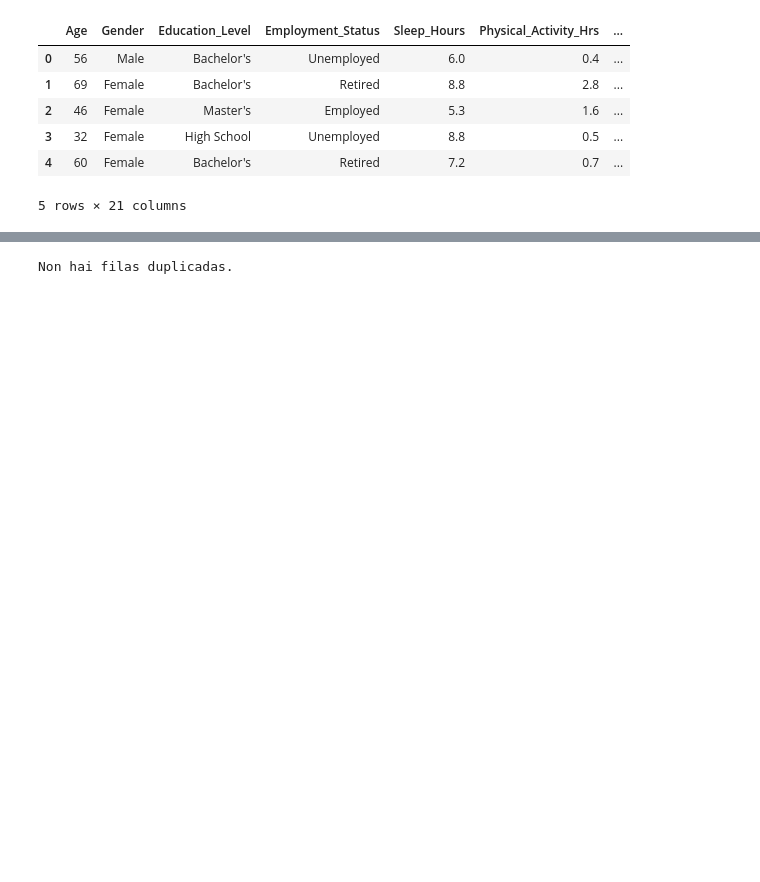
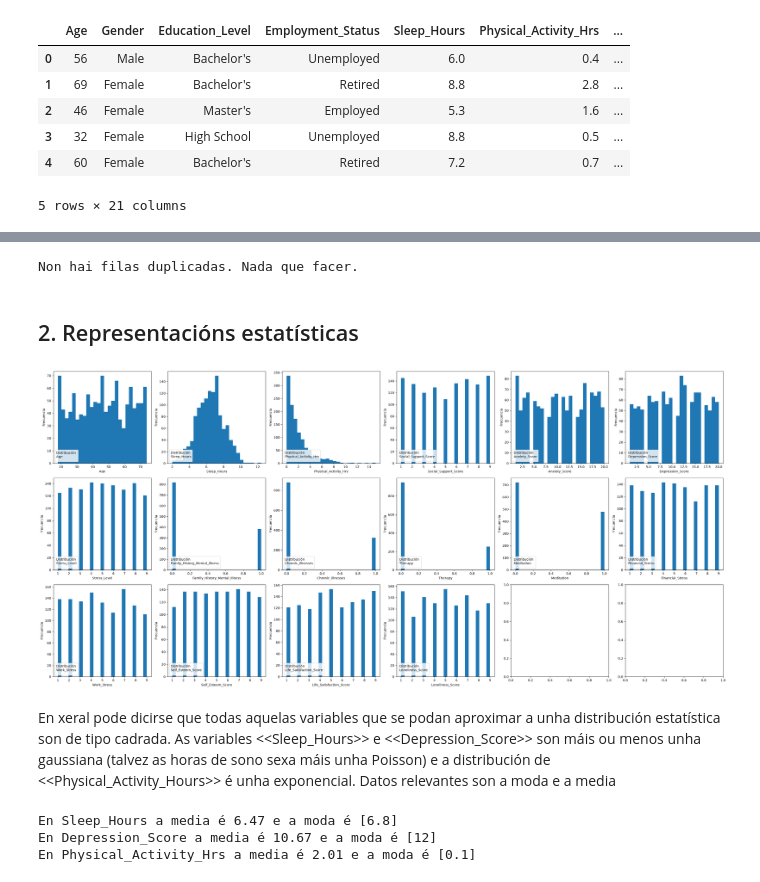
Before and after one commit to sebastian-taboas/Biophysics, a Jupyter notebook: traballo1_redes_neuronais/rede_neuronal.ipynb, the cells around one changed output, grey strips where cells are left out. Cells and saved outputs as stored; diff of their text form; code cells hidden in the pictures; blank space fills up the shorter version.

Commit message:
Primeira e segunda parte rematadas salvo por colocar adecuadamente o label nas gráficas Age/Gender vs Scores. Faltan os puntos de sklearn e de tensorflow

```diff
--- a/traballo1_redes_neuronais/rede_neuronal.ipynb
+++ b/traballo1_redes_neuronais/rede_neuronal.ipynb
@@ -63,6 +137,46 @@ Vemos que temos dúas columnas (Medication_Use e Substance_Use) que teñen celas
 if df.duplicated().sum() > 0:
     print(f'Hai {df.duplicated().sum()} filas duplicadas (dexeneración de datos) no DataFrame. Logo temos que depurar estos datos duplicados, e.g. eliminándoos')
 else:
-    print('Non hai filas duplicadas.')
+    print('Non hai filas duplicadas. Nada que facer.')
 # %% [output]
-Non hai filas duplicadas.
+Non hai filas duplicadas. Nada que facer.
+# %% [markdown]
+## 2. Representacións estatísticas
+# %%
+numeric_cols = df.select_dtypes(include=['int64', 'float64']).columns
+fig, axs = plt.subplots(3,6, figsize=(30, 14))
+
+num_vert = 0; num_hor = 0
+for cols in numeric_cols: # lembremos que hai 4 columnas que son booleanas, polo que falar de distribución de frecuencia non ten moito sentido, pero para as outras 14 columnas si que o ten sentido
+
+    axs[num_vert,num_hor].hist(df[cols], bins=25)
+    axs[num_vert,num_hor].legend( title=f'Distribución \n{cols}', loc='lower left')
+    axs[num_vert,num_hor].axes.get_xaxis().set_visible(True)
+    axs[num_vert,num_hor].axes.get_yaxis().set_visible(True)
+    axs[num_vert,num_hor].set_xlabel(f'{cols}')
+    axs[num_vert,num_hor].set_ylabel('Frecuencia')
+
+    num_hor += 1
+    if num_vert == 0 and num_hor == 6:
+            num_vert = 1
+            num_hor = 0
+
+    elif num_vert == 1 and num_hor == 6:
+            num_vert = 2
+            num_hor = 0
+
+plt.tight_layout()
+fig.show()
+# %% [output]
+[figure, added]
+# %% [markdown]
+En xeral pode dicirse que todas aquelas variables que se podan aproximar a unha distribución estatística son de tipo cadrada. As variables <<Sleep_Hours>> e <<Depression_Score>> son máis ou menos unha gaussiana (talvez as horas de sono sexa máis unha Poisson) e a distribución de <<Physical_Activity_Hours>> é unha exponencial. Datos relevantes son a moda e a media
+# %%
+# quero dar a moda e media de 3 distrbucións
+distrib = ('Sleep_Hours', 'Depression_Score', 'Physical_Activity_Hrs')
+for cat in distrib:
+    print(f'En {cat} a media é {df[cat].mean():.2f} e a moda é {df[cat].mode().tolist()}')
+# %% [output]
+En Sleep_Hours a media é 6.47 e a moda é [6.8]
+En Depression_Score a media é 10.67 e a moda é [12]
+En Physical_Activity_Hrs a media é 2.01 e a moda é [0.1]
```
Also changed, not shown: parts of 22 cells of this notebook.
